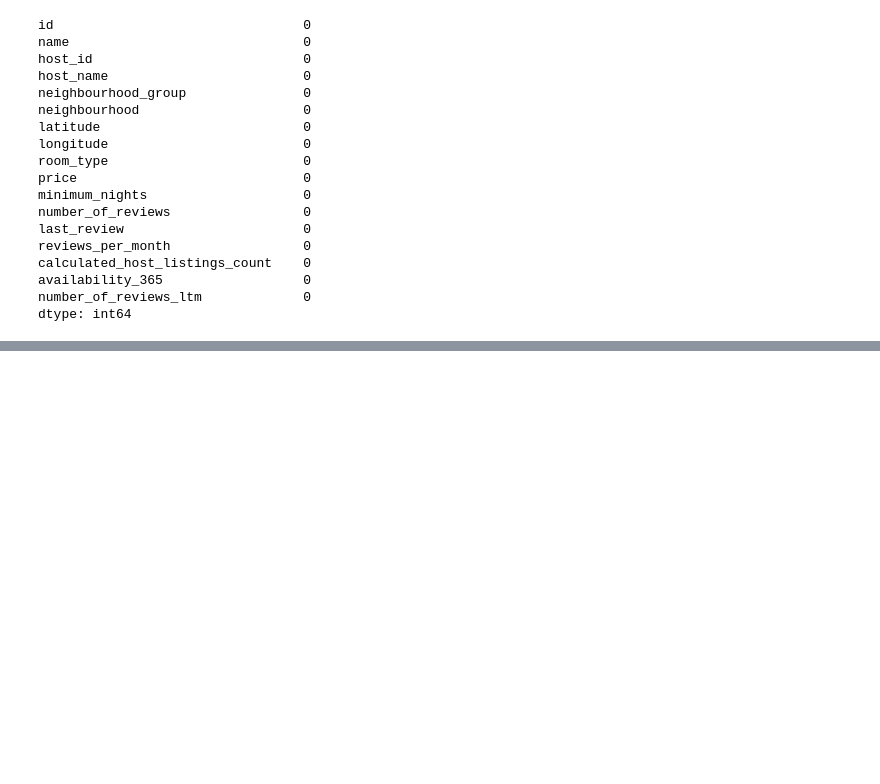
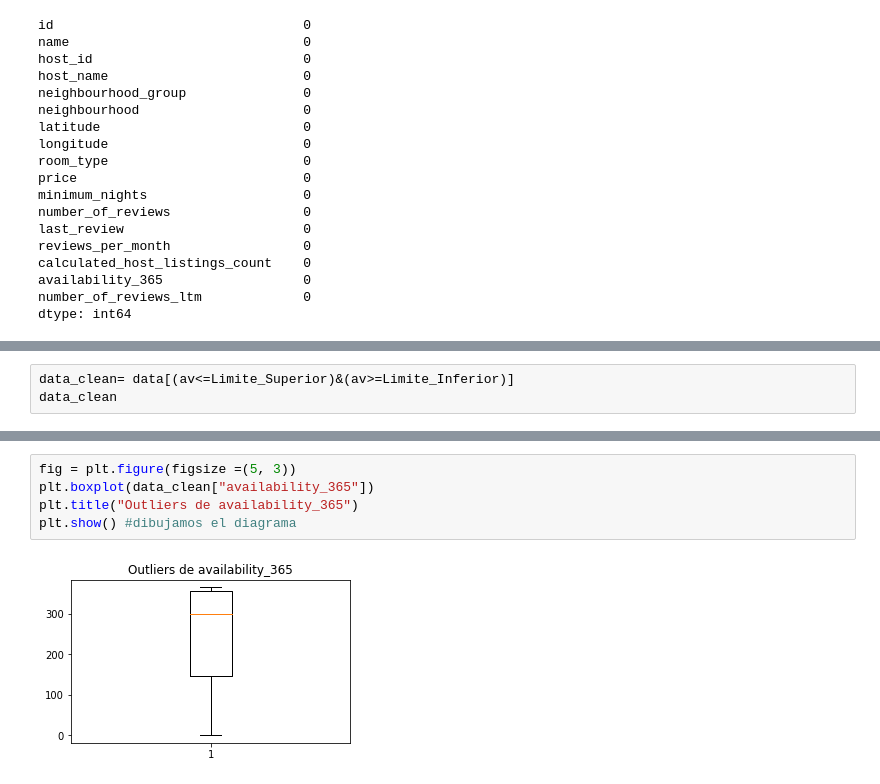
Before and after one commit to Gerardoaaburto/Airbnb-Etapa-1, a Jupyter notebook: Etapa1.ipynb, the cells around one changed output, grey strips where cells are left out. Cells and saved outputs as stored; diff of their text form; blank space fills up the shorter version.

```diff
--- a/Etapa1.ipynb
+++ b/Etapa1.ipynb
@@ -370,0 +497,3 @@ dtype: int64
+# %%
+data_clean= data[(av<=Limite_Superior)&(av>=Limite_Inferior)]
+data_clean
@@ -370,0 +514,7 @@ dtype: int64
+# %%
+fig = plt.figure(figsize =(5, 3))
+plt.boxplot(data_clean["availability_365"])
+plt.title("Outliers de availability_365")
+plt.show() #dibujamos el diagrama
+# %% [output]
+[figure, added]
```
Also changed, not shown: parts of 28 cells of this notebook.
